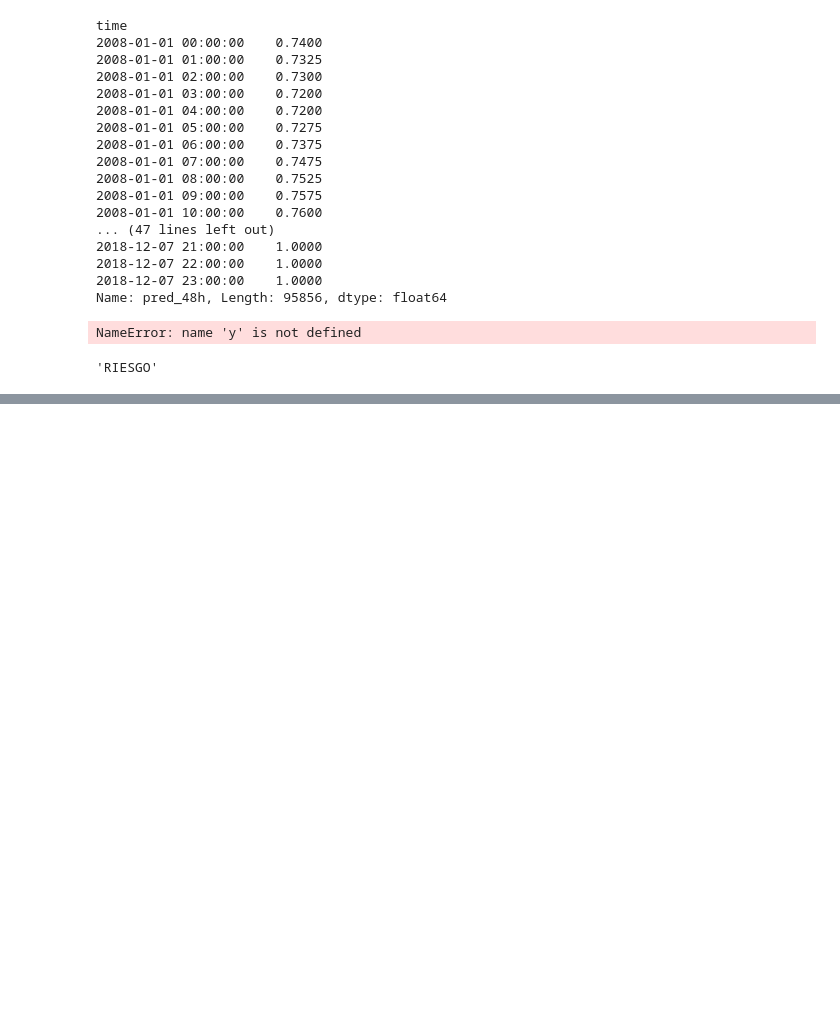
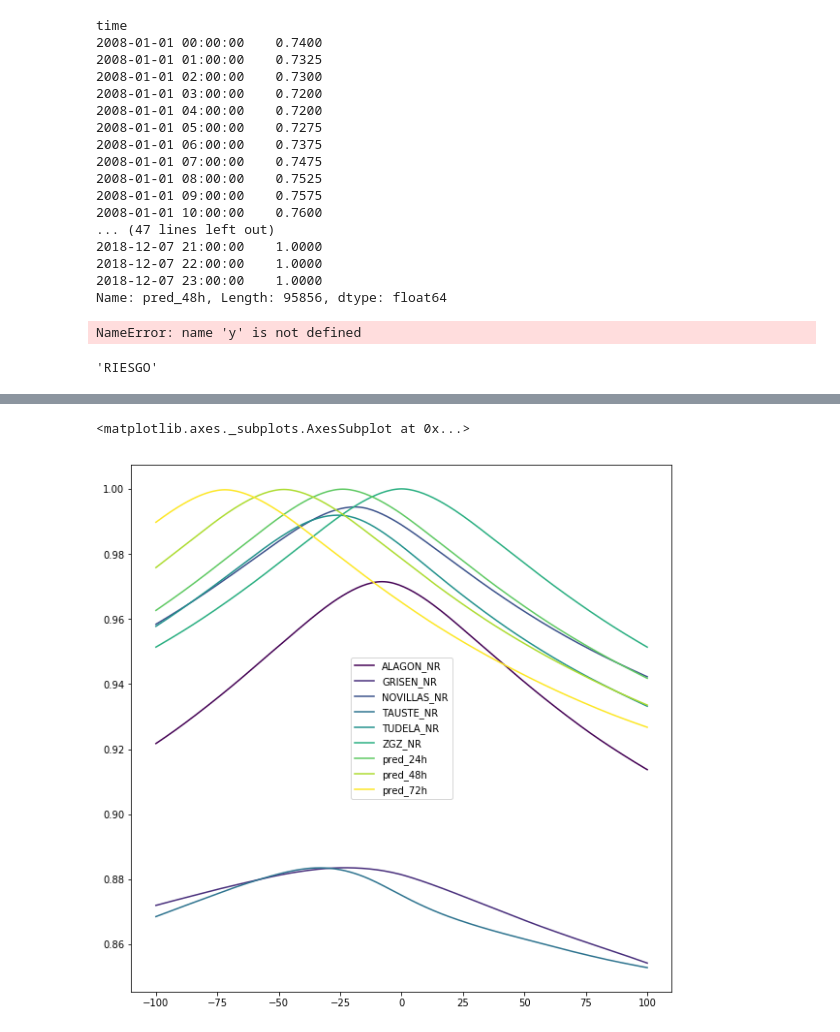
Before and after one commit to mmngreco/aguathon_2019, a Jupyter notebook: EDA.ipynb, the cells around one changed output, grey strips where cells are left out. Drawn from its saved outputs; the diff is of its cells as text; code cells hidden in the pictures; blank space fills up the shorter version.

```diff
--- a/EDA.ipynb
+++ b/EDA.ipynb
@@ -342,0 +354,8 @@ data_fixed.columns[6]
+# %%
+dxcorr = pd.read_pickle("./data_fixed_xcorr_zgz_100.pkl")
+dxcorr.index -= 100
+# %%
+dxcorr.drop("RIESGO", axis=1).plot(cmap="viridis", figsize=(10,10))
+# %% [output]
+<matplotlib.axes._subplots.AxesSubplot at 0x...>
+[figure, added]
```
Also changed, not shown: parts of 7 cells of this notebook, 1 other file.
